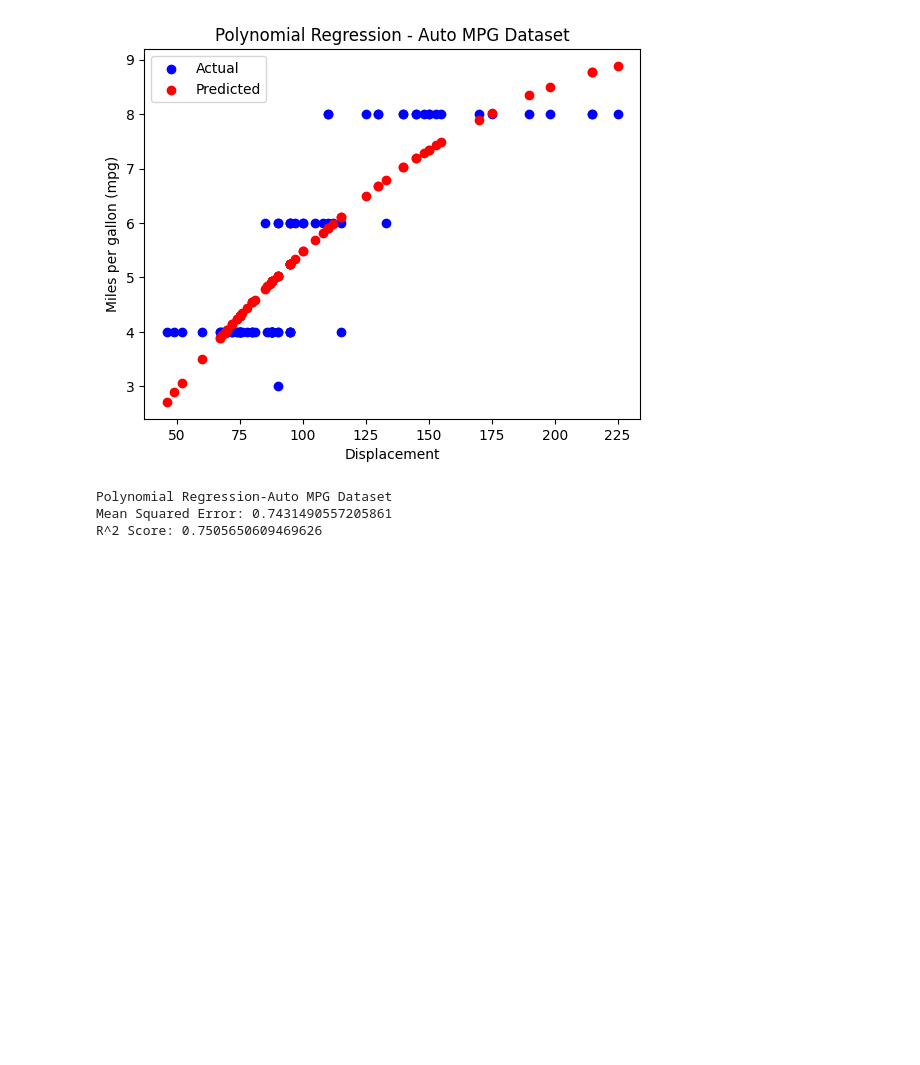
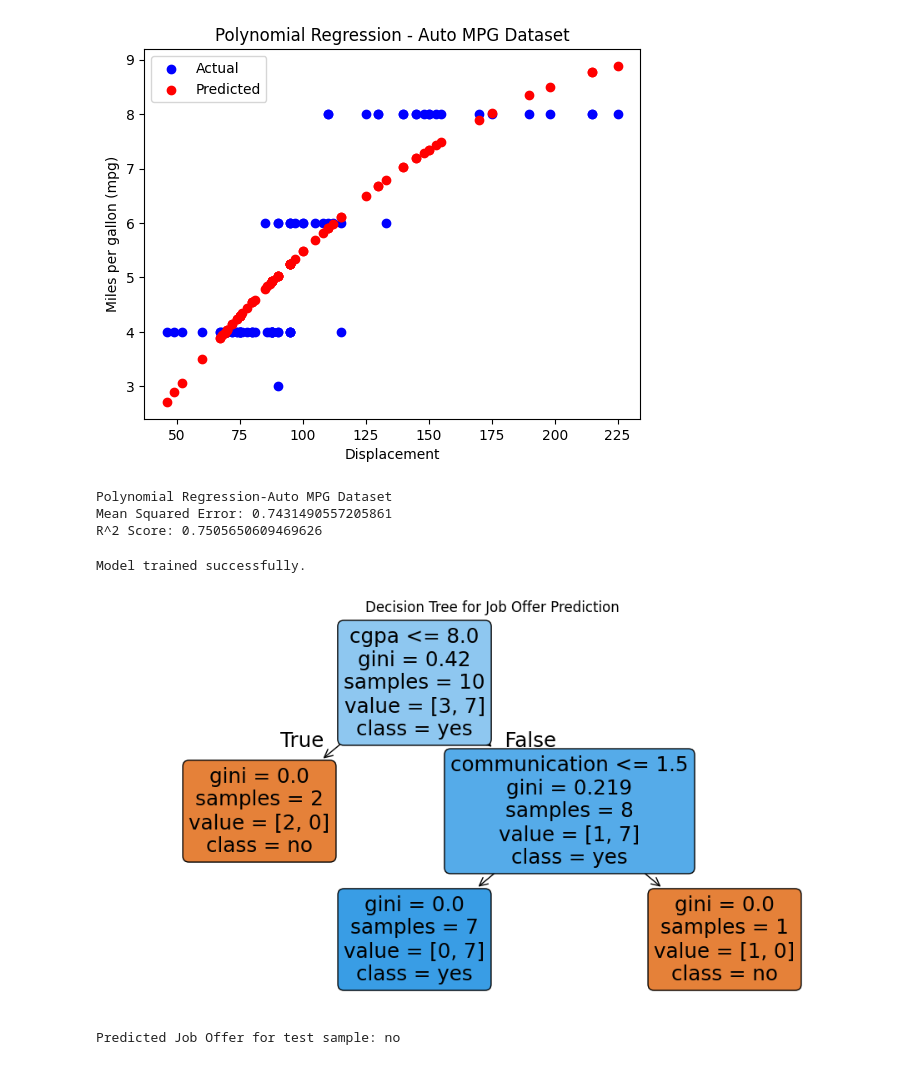
Before and after one commit to Shreyatakoor/Python, a Jupyter notebook: Shreya_Takoor.ipynb, the cells around one changed output. Cells and saved outputs as stored; diff of their text form; code cells hidden in the pictures; blank space fills up the shorter version.

```diff
--- a/Shreya_Takoor.ipynb
+++ b/Shreya_Takoor.ipynb
@@ -414,3 +414,72 @@ R^2 Score: 0.3707569232254778
 Polynomial Regression-Auto MPG Dataset
 Mean Squared Error: 0.7431490557205861
 R^2 Score: 0.7505650609469626
+# %%
+import pandas as pd
+import matplotlib.pyplot as plt
+from sklearn.datasets import load_breast_cancer
+from sklearn.tree import DecisionTreeClassifier, plot_tree
+from sklearn.preprocessing import LabelEncoder
+
+# Step 1: Load and train on Breast Cancer dataset
+cancer = load_breast_cancer()
+X_cancer = cancer.data
+y_cancer = cancer.target
+
+# Set random state for reproducibility
+bc_model = DecisionTreeClassifier(max_depth=4, random_state=42)
+bc_model.fit(X_cancer, y_cancer)
+print("Model trained successfully.")
+
+# Step 2: Custom sample dataset (for job offer prediction)
+sample_data = pd.DataFrame({
+    'cgpa': [9.2, 8.5, 9.0, 7.5, 8.2, 9.1, 7.8, 9.3, 8.4, 8.6],
+    'interactiveness': ['yes', 'no', 'yes', 'no', 'yes', 'yes', 'yes', 'no', 'yes', 'yes'],
+    'practical_knowledge': ['verygood', 'good', 'average', 'average', 'good', 'good', 'good', 'verygood', 'good', 'average'],
+    'communication': ['good', 'moderate', 'poor', 'good', 'moderate', 'moderate', 'good', 'good', 'good', 'good'],
+    'job_offer': ['yes', 'yes', 'no', 'no', 'yes', 'yes', 'no', 'yes', 'yes', 'yes']
+})
+
+# Encode categorical features
+label_encoders = {}
+for column in ['interactiveness', 'practical_knowledge', 'communication', 'job_offer']:
+    le = LabelEncoder()
+    sample_data[column] = le.fit_transform(sample_data[column])
+    label_encoders[column] = le
+
+X_sample = sample_data.drop('job_offer', axis=1)
+y_sample = sample_data['job_offer']
+
+# Step 3: Train a Decision Tree on the sample data
+sample_model = DecisionTreeClassifier(max_depth=4, random_state=42)
+sample_model.fit(X_sample, y_sample)
+
+# Step 4: Plot the decision tree
+plt.figure(figsize=(12, 6))
+plot_tree(sample_model, feature_names=X_sample.columns,
+          class_names=label_encoders['job_offer'].classes_,
+          filled=True, rounded=True)
+
+plt.title("Decision Tree for Job Offer Prediction")
+plt.show()
+
+# Step 5: Test the model with a new sample input
+test_sample = pd.DataFrame([{
+    'cgpa': 6.5,
+    'interactiveness': 'yes',
+    'practical_knowledge': 'good',
+    'communication': 'good'
+}])
+
+# Encode the test input using the same label encoders
+for column in ['interactiveness', 'practical_knowledge', 'communication']:
+    test_sample[column] = label_encoders[column].transform(test_sample[column])
+
+prediction = sample_model.predict(test_sample)
+predicted_label = label_encoders['job_offer'].inverse_transform(prediction)
+
+print("Predicted Job Offer for test sample:", predicted_label[0])
+# %% [output]
+Model trained successfully.
+[figure, added]
+Predicted Job Offer for test sample: no
```
